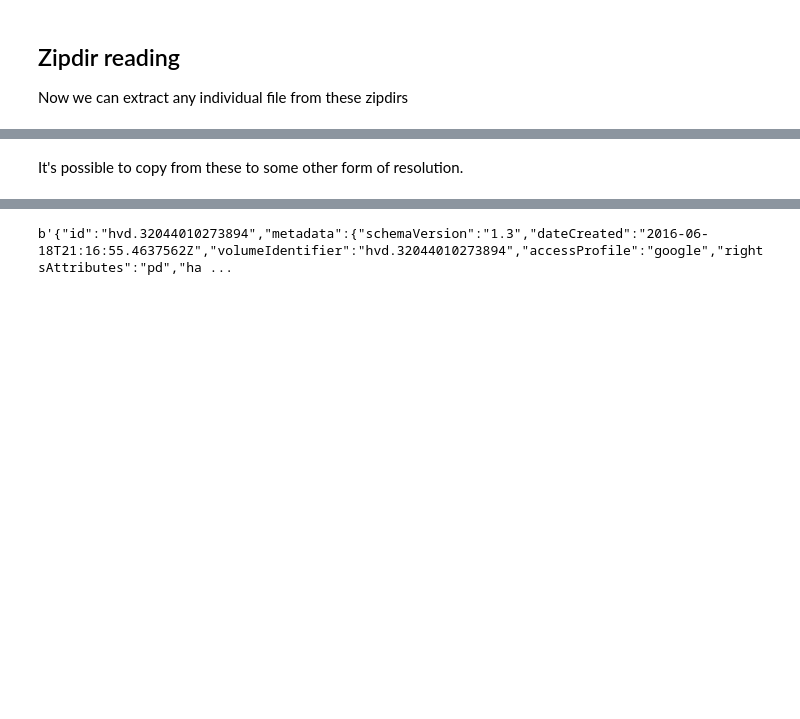
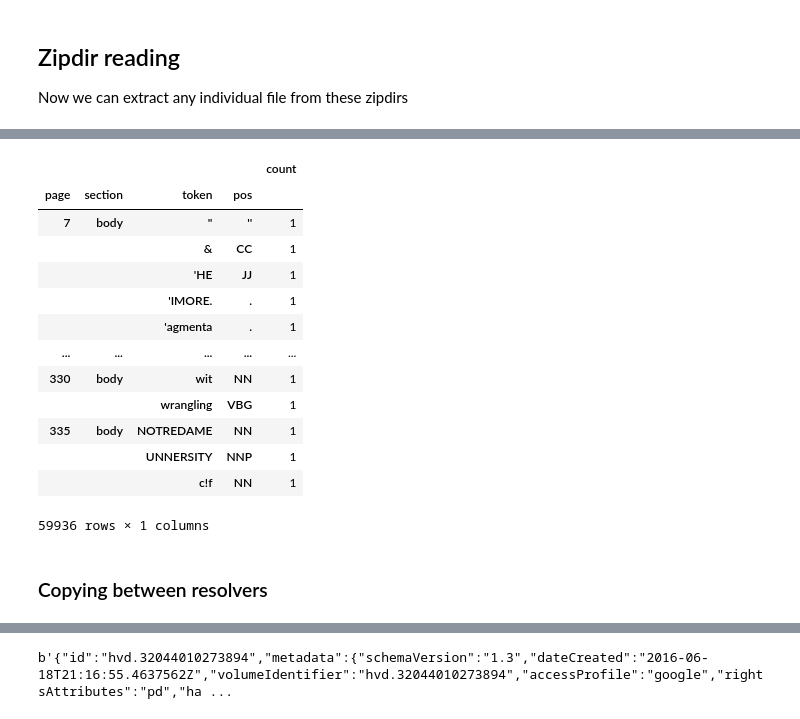
Before and after one commit to htrc/htrc-feature-reader, a Jupyter notebook: examples/Accessing volumes by ids.ipynb, the cells around one changed output, grey strips where cells are left out. Saved outputs shown, nothing was run; the diff lists cells and outputs as text; code cells hidden in the pictures; blank space fills up the shorter version.

```diff
--- a/examples/Accessing volumes by ids.ipynb
+++ b/examples/Accessing volumes by ids.ipynb
@@ -178,4 +177,28 @@ Volume("hvd.32044010273894", format = "json", compression = "bz2", id_resolver =
+# %%
+zipdir = tempfile.tempdir + "/ziptree_abc"
+!rm /tmp/ziptree_abc/*
+my_resolver = resolvers.ZiptreeResolver(zipdir, format = 'parquet')
+web_resolver = resolvers.HttpResolver()
+
+htrc_features.caching.copy_between_resolvers("innd.00000004583746", web_resolver, my_resolver)
+# %%
+Volume("innd.00000004583746", id_resolver = my_resolver).tokenlist()
+# %% [output]
+|  |  |  |  | count |
+| page | section | token | pos |  |
+| 7 | body | " | '' | 1 |
+|  |  | & | CC | 1 |
+|  |  | 'HE | JJ | 1 |
+|  |  | 'IMORE. | . | 1 |
+|  |  | 'agmenta | . | 1 |
+| ... | ... | ... | ... | ... |
+| 330 | body | wit | NN | 1 |
+|  |  | wrangling | VBG | 1 |
+| 335 | body | NOTREDAME | NN | 1 |
+|  |  | UNNERSITY | NNP | 1 |
+|  |  | c!f | NN | 1 |
+59936 rows × 1 columns
+# %% [markdown]
+### Copying between resolvers
 # %%
 from htrc_features.caching import copy_between_resolvers
-# %% [markdown]
-It's possible to copy from these to some other form of resolution.
```
Also changed, not shown: parts of 30 cells of this notebook, 6 other files.
